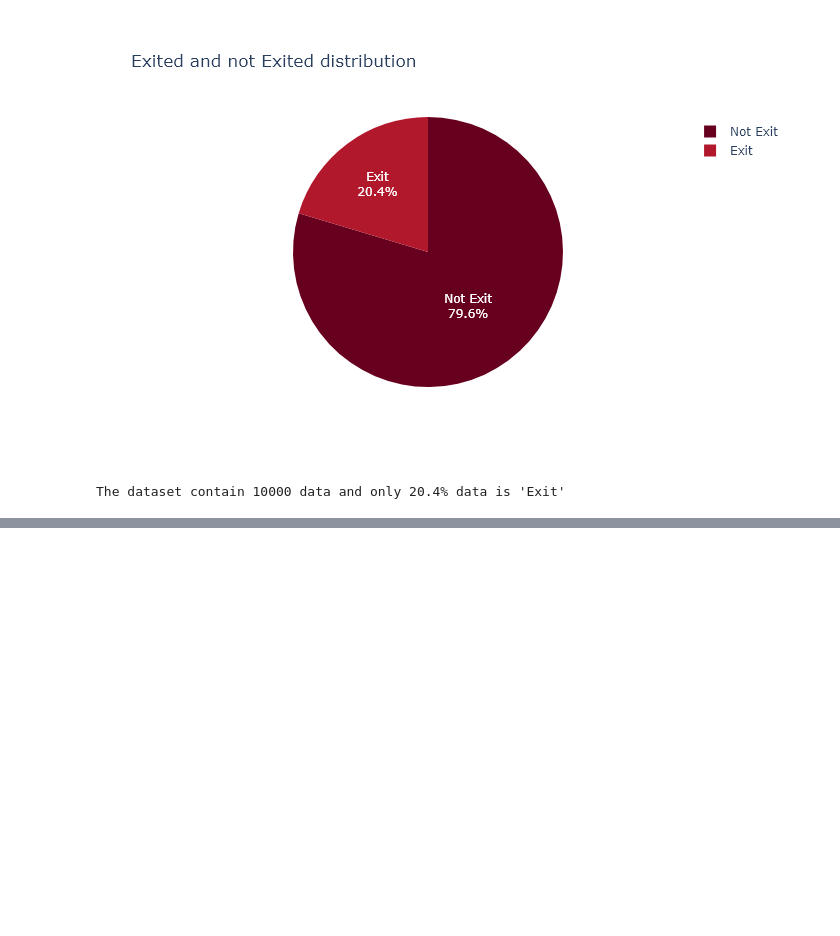
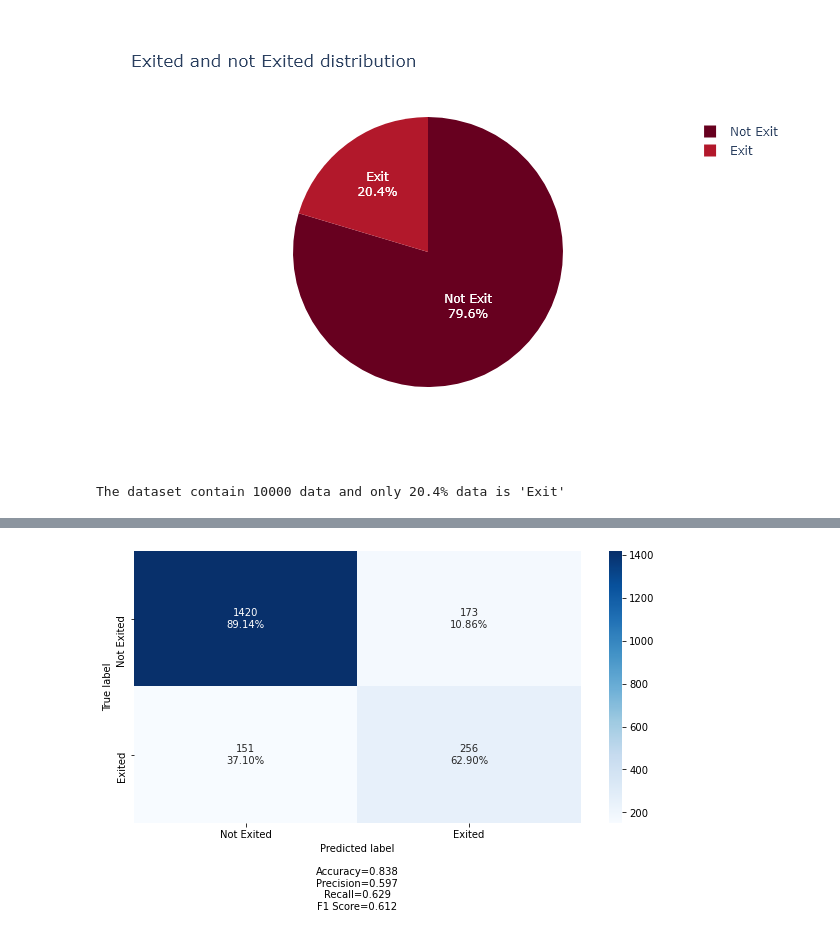
Before and after one commit to Auyin111/churn-prediction, a Jupyter notebook: churn prediction.ipynb, the cells around one changed output, grey strips where cells are left out. Drawn from its saved outputs; the diff is of its cells as text; code cells hidden in the pictures; blank space fills up the shorter version.

```diff
--- a/churn prediction.ipynb
+++ b/churn prediction.ipynb
@@ -38,0 +24,3 @@ num of combination: 32
+# %%
+churn_prediction_with_class_weight = deepcopy(churn_prediction)
+churn_prediction_with_oversampling = deepcopy(churn_prediction)
@@ -104,0 +167,4 @@ Classification report:
+# %%
+churn_prediction_with_class_weight.plot_cf_matrix('test_set', normalize = 'true')
+# %% [output]
+[figure, added]
```
Also changed, not shown: parts of 22 cells of this notebook, 11 other files.
